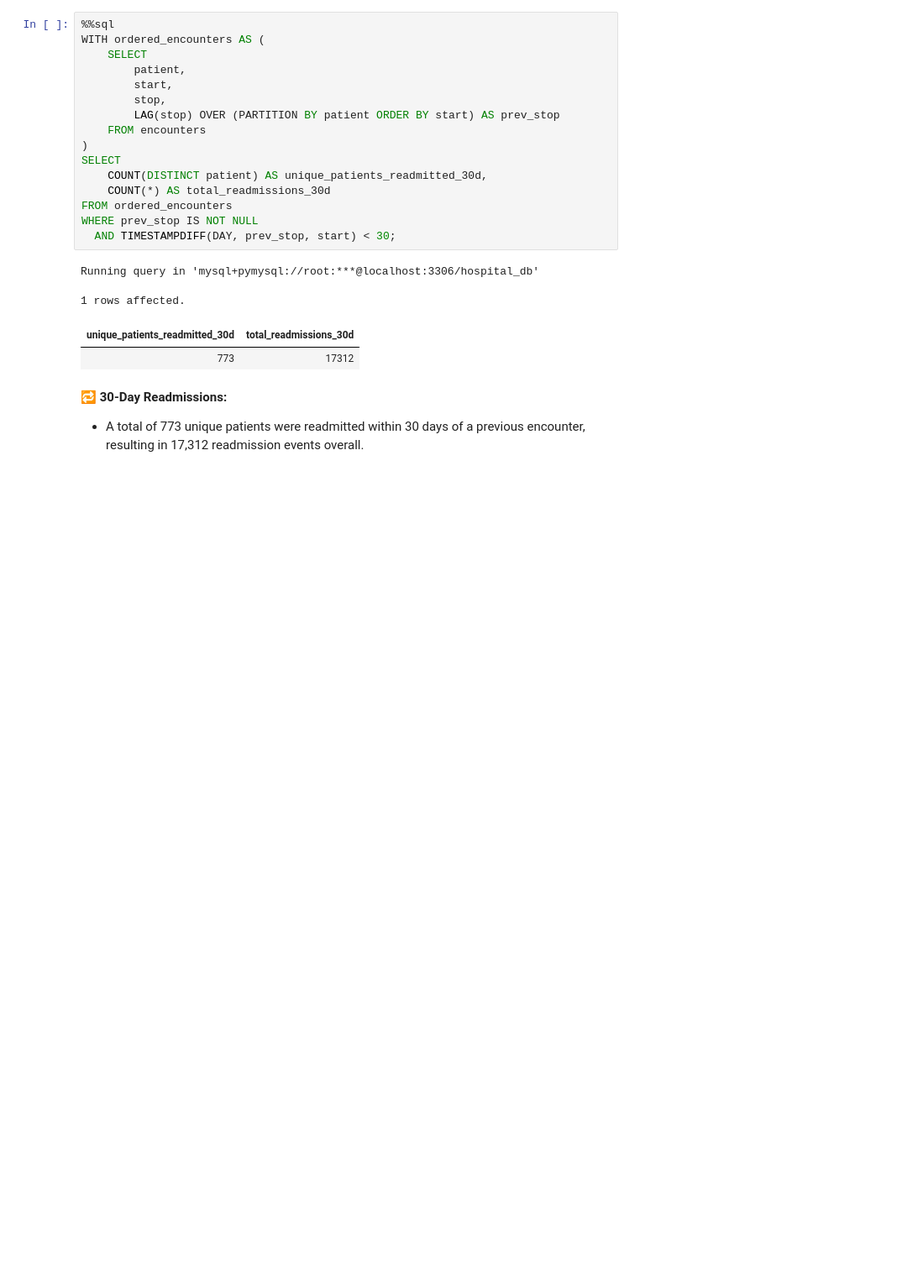
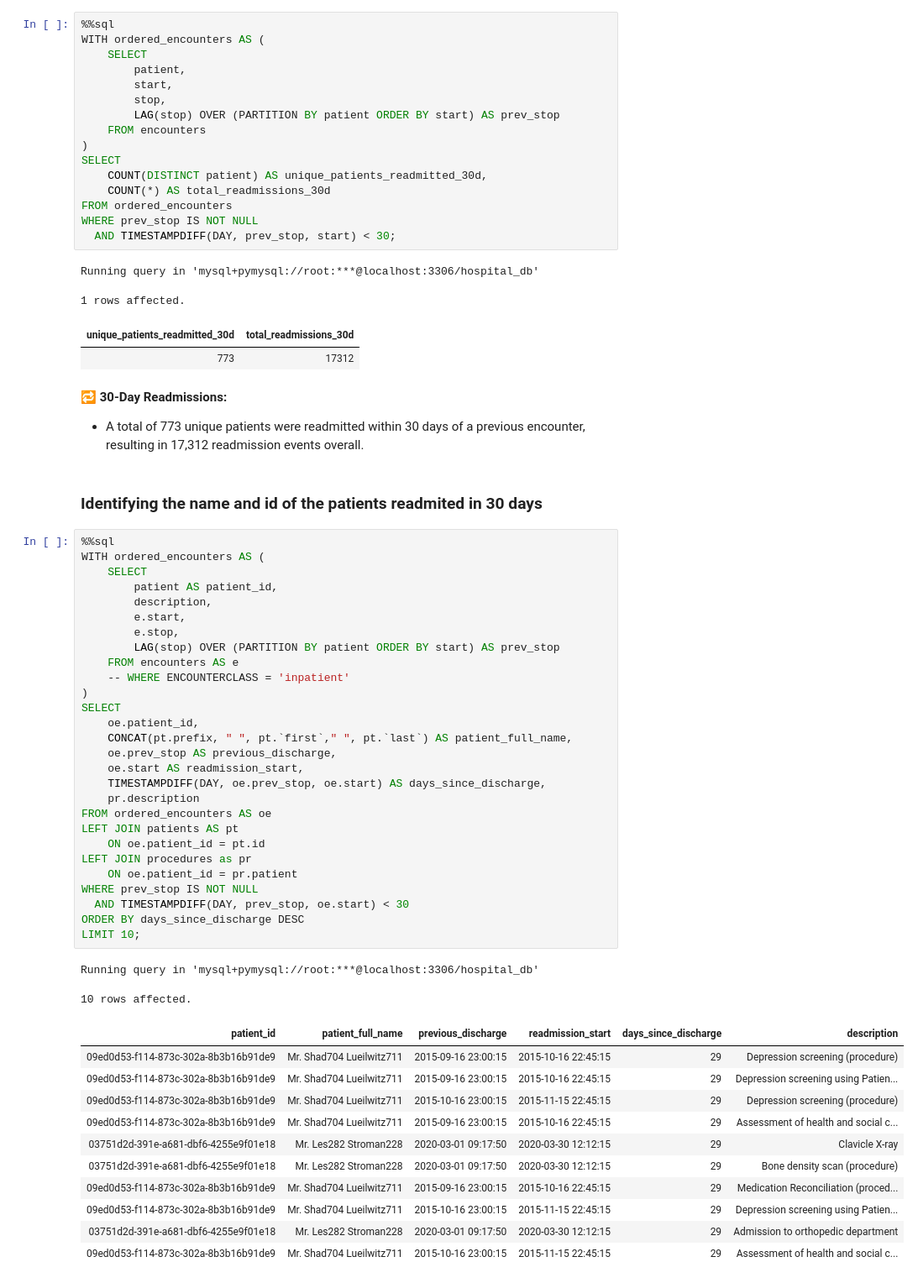
Before and after one commit to Lilian-Waitiki/Healthcare-Analysis, a Jupyter notebook: Analysis.ipynb, the cells around one changed output. Shown at 84% size. Saved outputs shown, nothing was run; the diff lists cells and outputs as text; blank space fills up the shorter version.

```diff
--- a/Analysis.ipynb
+++ b/Analysis.ipynb
@@ -459,3 +473,47 @@ Running query in 'mysql+pymysql://root:***@localhost:3306/hospital_db'
 # %% [markdown]
 🔁 **30-Day Readmissions:**
 - A total of 773 unique patients were readmitted within 30 days of a previous encounter, resulting in 17,312 readmission events overall.
+# %% [markdown]
+### Identifying the name and id of the patients readmited in 30 days
+# %%
+%%sql
+WITH ordered_encounters AS (
+    SELECT
+        patient AS patient_id,
+        description,
+        e.start,
+        e.stop,
+        LAG(stop) OVER (PARTITION BY patient ORDER BY start) AS prev_stop
+    FROM encounters AS e
+    -- WHERE ENCOUNTERCLASS = 'inpatient'
+)
+SELECT
+    oe.patient_id,
+    CONCAT(pt.prefix, " ", pt.`first`," ", pt.`last`) AS patient_full_name,
+    oe.prev_stop AS previous_discharge,
+    oe.start AS readmission_start,
+    TIMESTAMPDIFF(DAY, oe.prev_stop, oe.start) AS days_since_discharge,
+    pr.description
+FROM ordered_encounters AS oe
+LEFT JOIN patients AS pt
+    ON oe.patient_id = pt.id
+LEFT JOIN procedures as pr
+    ON oe.patient_id = pr.patient
+WHERE prev_stop IS NOT NULL
+  AND TIMESTAMPDIFF(DAY, prev_stop, oe.start) < 30
+ORDER BY days_since_discharge DESC
+LIMIT 10;
+# %% [output]
+Running query in 'mysql+pymysql://root:***@localhost:3306/hospital_db'
+10 rows affected.
+| patient_id | patient_full_name | previous_discharge | readmission_start | days_since_discharge | description |
+| 09ed0d53-f114-873c-302a-8b3b16b91de9 | Mr. Shad704 Lueilwitz711 | 2015-09-16 23:00:15 | 2015-10-16 22:45:15 | 29 | Depression screening (procedure) |
+| 09ed0d53-f114-873c-302a-8b3b16b91de9 | Mr. Shad704 Lueilwitz711 | 2015-09-16 23:00:15 | 2015-10-16 22:45:15 | 29 | Depression screening using Patien... |
+| 09ed0d53-f114-873c-302a-8b3b16b91de9 | Mr. Shad704 Lueilwitz711 | 2015-10-16 23:00:15 | 2015-11-15 22:45:15 | 29 | Depression screening (procedure) |
+| 09ed0d53-f114-873c-302a-8b3b16b91de9 | Mr. Shad704 Lueilwitz711 | 2015-09-16 23:00:15 | 2015-10-16 22:45:15 | 29 | Assessment of health and social c... |
+| 03751d2d-391e-a681-dbf6-4255e9f01e18 | Mr. Les282 Stroman228 | 2020-03-01 09:17:50 | 2020-03-30 12:12:15 | 29 | Clavicle X-ray |
+| 03751d2d-391e-a681-dbf6-4255e9f01e18 | Mr. Les282 Stroman228 | 2020-03-01 09:17:50 | 2020-03-30 12:12:15 | 29 | Bone density scan (procedure) |
+| 09ed0d53-f114-873c-302a-8b3b16b91de9 | Mr. Shad704 Lueilwitz711 | 2015-09-16 23:00:15 | 2015-10-16 22:45:15 | 29 | Medication Reconciliation (proced... |
+| 09ed0d53-f114-873c-302a-8b3b16b91de9 | Mr. Shad704 Lueilwitz711 | 2015-10-16 23:00:15 | 2015-11-15 22:45:15 | 29 | Depression screening using Patien... |
+| 03751d2d-391e-a681-dbf6-4255e9f01e18 | Mr. Les282 Stroman228 | 2020-03-01 09:17:50 | 2020-03-30 12:12:15 | 29 | Admission to orthopedic department |
+| 09ed0d53-f114-873c-302a-8b3b16b91de9 | Mr. Shad704 Lueilwitz711 | 2015-10-16 23:00:15 | 2015-11-15 22:45:15 | 29 | Assessment of health and social c... |
```
Also changed, not shown: parts of 34 cells of this notebook.
